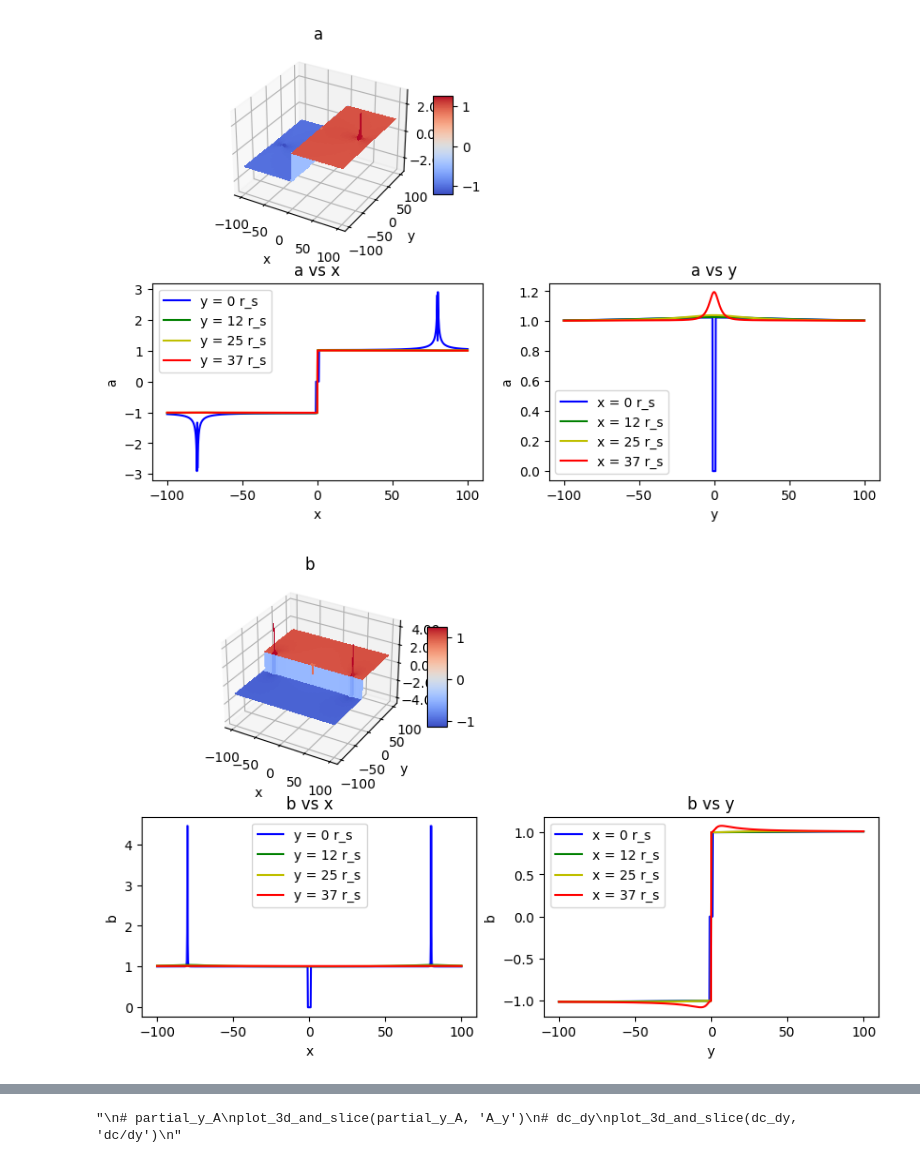
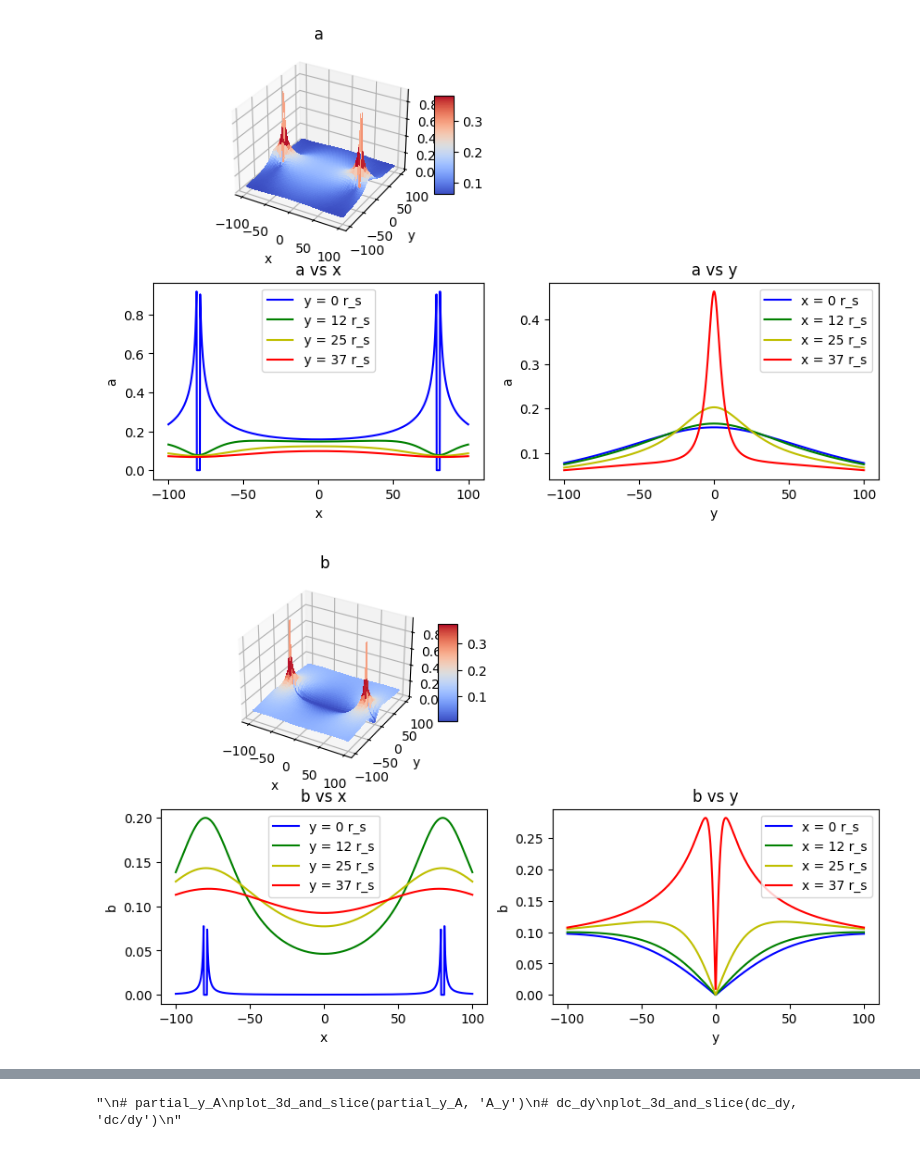
Before and after one commit to NagisaKanno/Embedding-PDE-beta, a Jupyter notebook: binary_linearized.ipynb, the cells around one changed output, grey strips where cells are left out. Cells and saved outputs as stored; diff of their text form; code cells hidden in the pictures.

```diff
--- a/binary_linearized.ipynb
+++ b/binary_linearized.ipynb
@@ -4,6 +4,10 @@ import matplotlib.pyplot as plt
 from matplotlib import cm
 from scipy.integrate import cumulative_trapezoid
 from scipy.integrate import trapezoid
+
+'''
+Linearized Schwarzschild: Binary case
+'''
 
 ### metric
 # Schwarzchild linearized
@@ -16,7 +20,7 @@ def g_xx(x, y):
     r2 = np.sqrt(x2**2 + y**2)
     g1 = 1 + 2*GM * (x1**2)/(r1**3)
     g2 = 1 + 2*GM * (x2**2)/(r2**3)
-    return g1 + g2
+    return 1/2* (g1 + g2)
 def g_yy(x, y):
     x1 = x - x0
     x2 = x + x0
@@ -24,7 +28,7 @@ def g_yy(x, y):
     r2 = np.sqrt(x2**2 + y**2)
     g1 = 1 + 2*GM * (y**2)/(r1**3)
     g2 = 1 + 2*GM * (y**2)/(r2**3)
-    return g1 + g2
+    return 1/2 *(g1 + g2)
 def g_xy(x, y):
     x1 = x - x0
     x2 = x + x0
@@ -32,14 +36,14 @@ def g_xy(x, y):
     r2 = np.sqrt(x2**2 + y**2)
     g1 = 2*GM * (x1*y)/(r1**3)
     g2 = 2*GM * (x2*y)/(r2**3)
-    return g1 + g2
+    return 1/2 *(g1 + g2)
 
 ''' check the sign '''
 ### embedding pde's
 def partial_x_Z(x, y):
-    return np.sign(x) * np.sqrt(g_xx(x, y) - 1)
+    return np.sqrt(g_xx(x, y) - 1)
 def partial_y_Z(x, y):
-    return np.sign(y) * np.sqrt(g_yy(x, y) - 1)
+    return np.sqrt(g_yy(x, y) - 1)
 
 
 ### set-up
@@ -115,32 +119,32 @@ def plot_3d_and_slice(surface, surface_name):
     for i in range(num_slices):
          ax_slicex.plot(x_axis, surface[int(len(surface)*(1/2 + i/2/num_slices))], color[i], label=f'y = {int(100*i/2/num_slices)} r_s')
          ax_slicex.set(xlabel='x', ylabel=surface_name, title=f'{surface_name} vs x')
          ax_slicey.plot(y_axis, surface[:,int(len(surface)*(1/2 + i/2/num_slices))], color[i], label=f'x = {int(100*i/2/num_slices)} r_s')
          ax_slicey.set(xlabel='y', ylabel=surface_name, title=f'{surface_name} vs y')
     ax_slicex.legend()
     ax_slicey.legend()
 
     plt.tight_layout
     plt.show()
     return None
 # a
 plot_3d_and_slice(a, 'a')
 # b
 plot_3d_and_slice(b, 'b')
 # A
 plot_3d_and_slice(A, 'A')
 # boundary condition
 plot_3d_and_slice(boundary_condition, 'boundary condition')
 # Z
 plot_3d_and_slice(Z, 'Z')
 # c(y)
 plot_3d_and_slice(c_check, 'c(y)')
 '''
 # partial_y_A
 plot_3d_and_slice(partial_y_A, 'A_y')
 # dc_dy
 plot_3d_and_slice(dc_dy, 'dc/dy')
 '''
 # %% [output]
-[figure, old version]
+[figure, new version]
-[figure, old version]
+[figure, new version]
```
Also changed, not shown: parts of 1 cell of this notebook, 4 other files.
